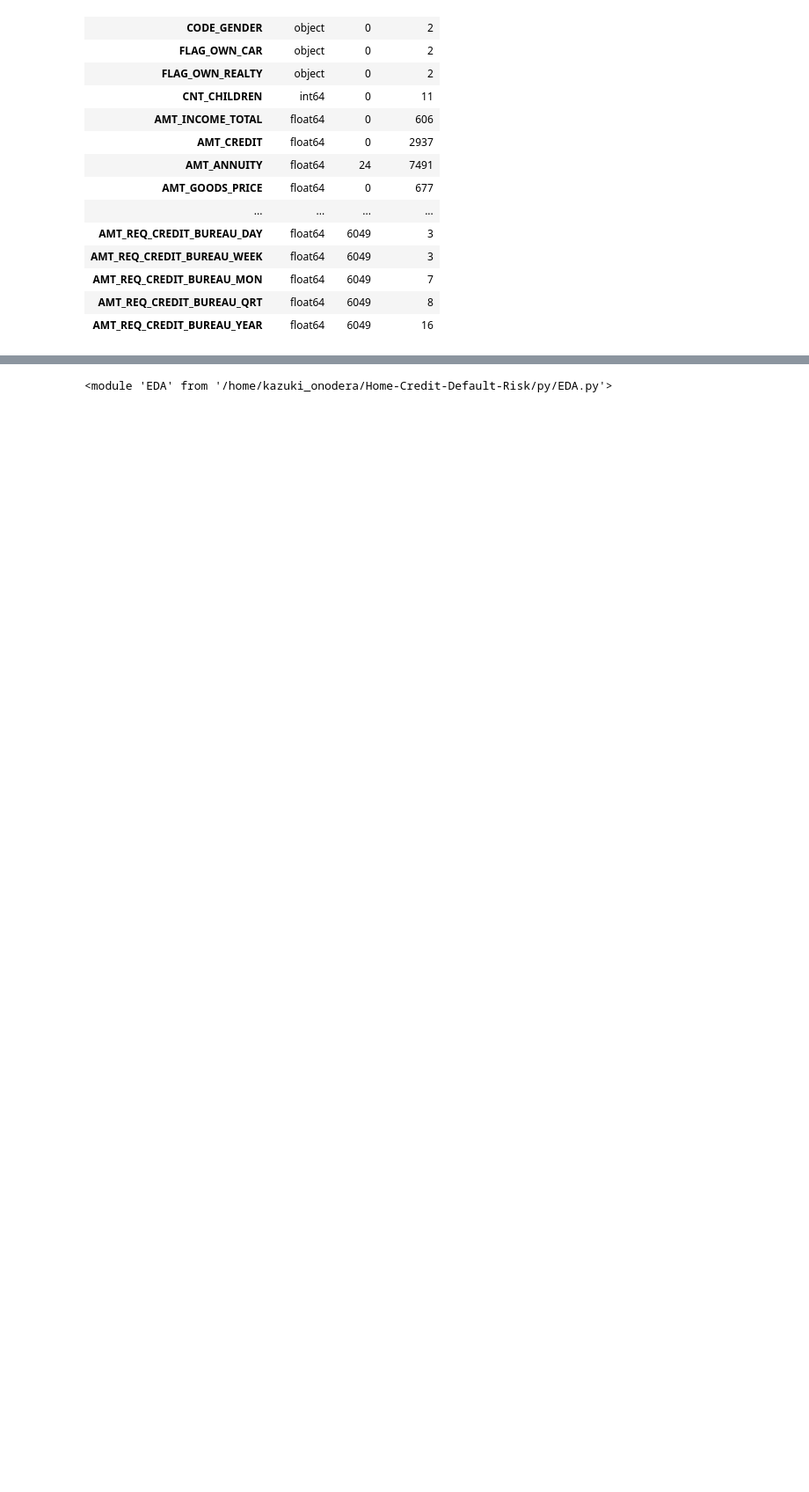
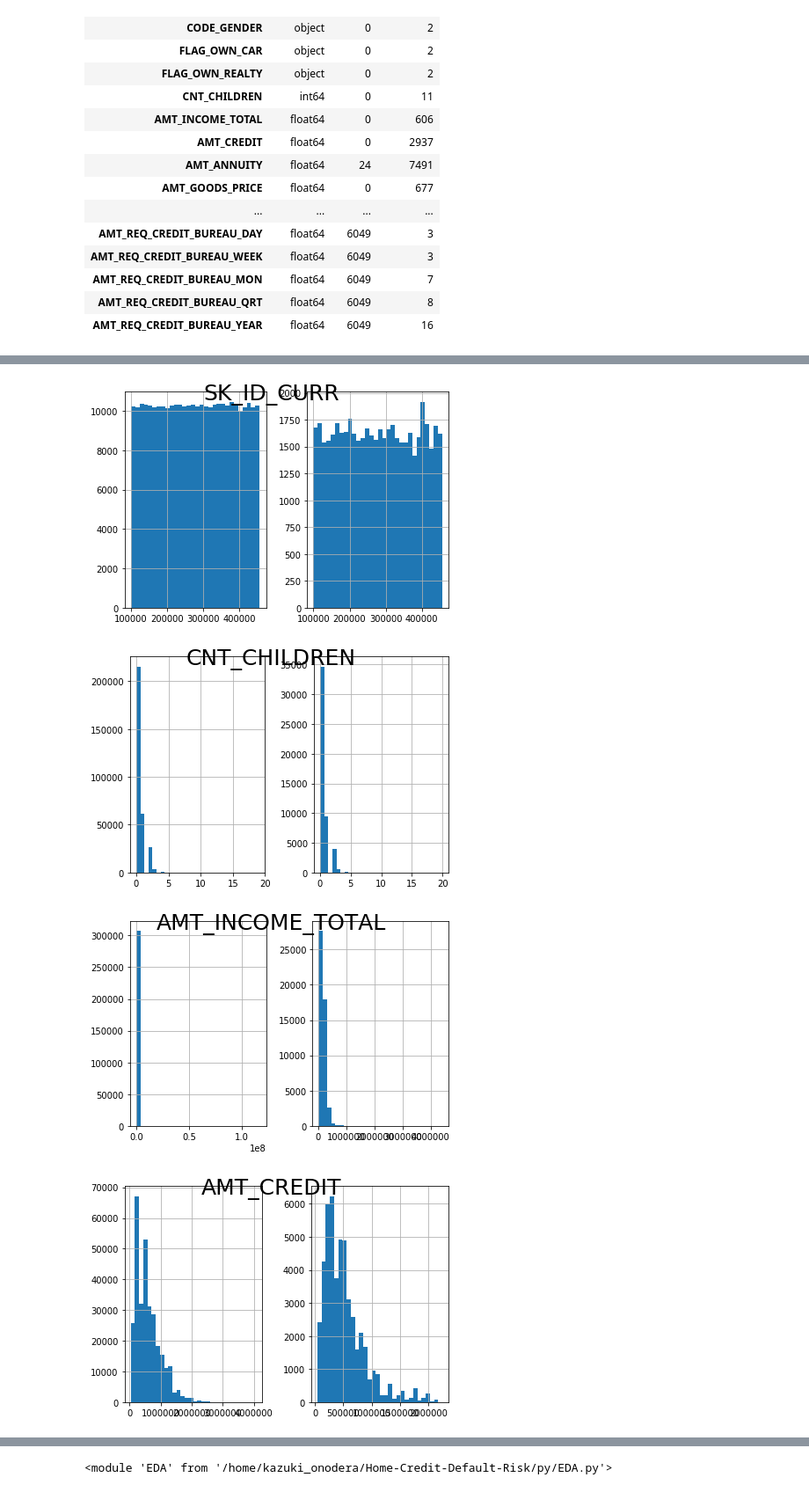
Before and after one commit to KazukiOnodera/Home-Credit-Default-Risk, a Jupyter notebook: py/EDA_001_train-test.ipynb, the cells around one changed output, grey strips where cells are left out. Shown at 88% size. Cells and saved outputs as stored; diff of their text form; code cells hidden in the pictures; blank space fills up the shorter version.

```diff
--- a/py/EDA_001_train-test.ipynb
+++ b/py/EDA_001_train-test.ipynb
@@ -106,0 +134,7 @@ for c in col:
+# %%
+EDA.hist_continuous(train, [c for c in test.columns if test[c].dtype!='O'], df2=test)
+# %% [output]
+[figure, added]
+[figure, added]
+[figure, added]
+[figure, added]
```
Also changed, not shown: parts of 5 cells of this notebook, 9 other files.
